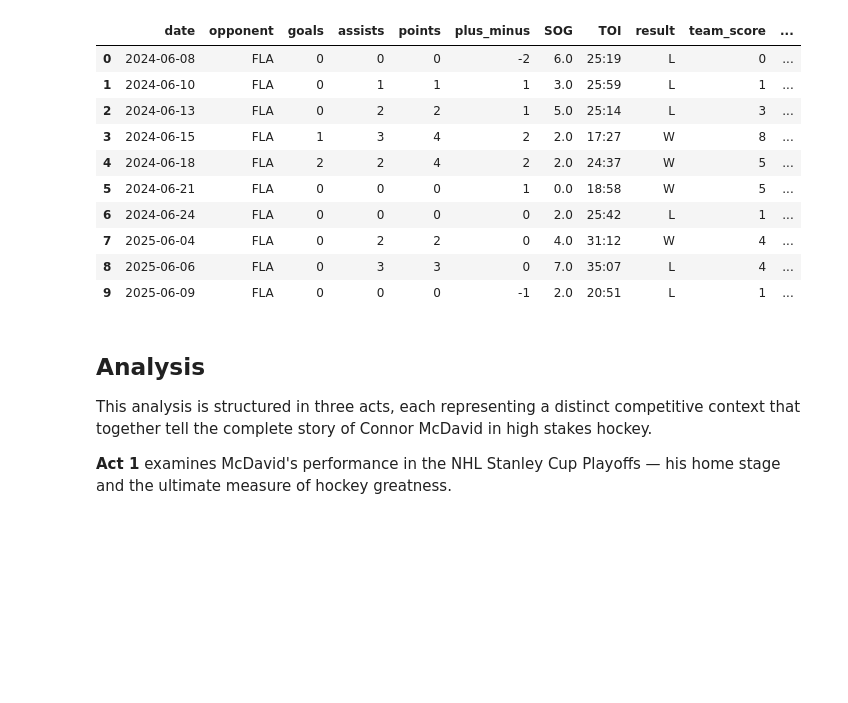
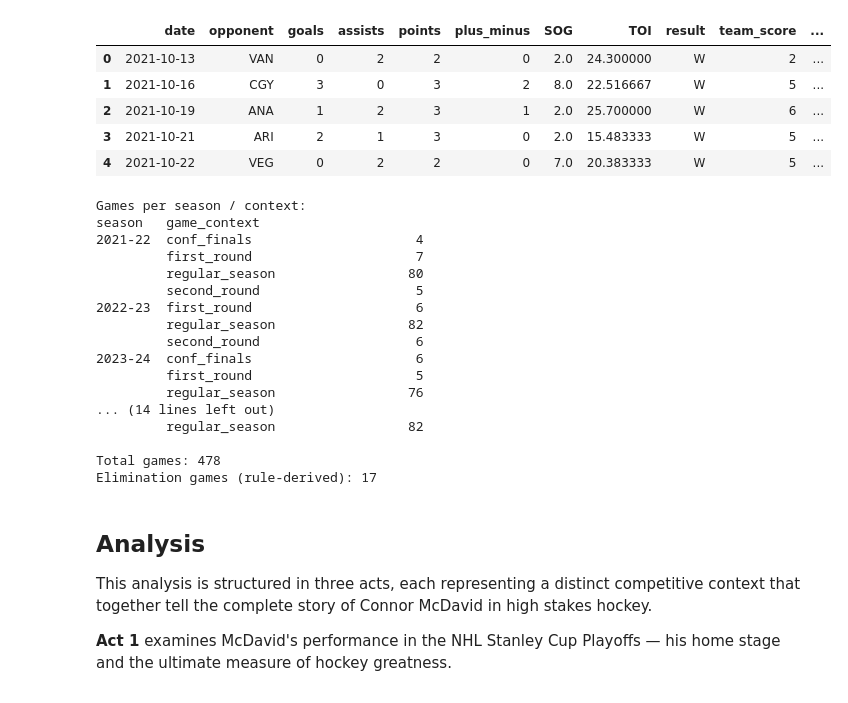
Before and after one commit to KylanHuynh7/Variance97, a Jupyter notebook: notebooks/01_data_loading_and_exploration.ipynb, the cells around one changed output. Saved outputs shown, nothing was run; the diff lists cells and outputs as text; code cells hidden in the pictures; blank space fills up the shorter version.

Commit message:
modified eda notebook

```diff
--- a/notebooks/01_data_loading_and_exploration.ipynb
+++ b/notebooks/01_data_loading_and_exploration.ipynb
@@ -34,29 +35,43 @@ import numpy as np
 import seaborn as sns
 import matplotlib.pyplot as plt
 # %%
-# Loading csv file into data frame
-mcdavid_df = pd.read_csv('../data/mcdavid_game_log.csv')
-mcdavid_df.head(10)
+# Load the cleaned + feature-enriched dataset.
+# Data prep (TOI parsing, is_elimination_game by rule, ML features) lives in
+# data/build/apply_features.py so the rule is in one auditable place. The notebook
+# consumes the prepped CSV; it does not modify it.
+mcdavid_df = pd.read_csv('../data/mcdavid_game_log_clean.csv')
+mcdavid_df['result'] = mcdavid_df['result'].str.strip()
+mcdavid_df['date'] = pd.to_datetime(mcdavid_df['date'])
+mcdavid_df['game_number'] = mcdavid_df['game_number'].astype('Int64')
+mcdavid_df.head()
 # %% [output]
 |  | date | opponent | goals | assists | points | plus_minus | SOG | TOI | result | team_score | ... |
-| 0 | 2024-06-08 | FLA | 0 | 0 | 0 | -2 | 6.0 | 25:19 | L | 0 | ... |
-| 1 | 2024-06-10 | FLA | 0 | 1 | 1 | 1 | 3.0 | 25:59 | L | 1 | ... |
-| 2 | 2024-06-13 | FLA | 0 | 2 | 2 | 1 | 5.0 | 25:14 | L | 3 | ... |
-| 3 | 2024-06-15 | FLA | 1 | 3 | 4 | 2 | 2.0 | 17:27 | W | 8 | ... |
-| 4 | 2024-06-18 | FLA | 2 | 2 | 4 | 2 | 2.0 | 24:37 | W | 5 | ... |
-| 5 | 2024-06-21 | FLA | 0 | 0 | 0 | 1 | 0.0 | 18:58 | W | 5 | ... |
-| 6 | 2024-06-24 | FLA | 0 | 0 | 0 | 0 | 2.0 | 25:42 | L | 1 | ... |
-| 7 | 2025-06-04 | FLA | 0 | 2 | 2 | 0 | 4.0 | 31:12 | W | 4 | ... |
-| 8 | 2025-06-06 | FLA | 0 | 3 | 3 | 0 | 7.0 | 35:07 | L | 4 | ... |
-| 9 | 2025-06-09 | FLA | 0 | 0 | 0 | -1 | 2.0 | 20:51 | L | 1 | ... |
+| 0 | 2021-10-13 | VAN | 0 | 2 | 2 | 0 | 2.0 | 24.300000 | W | 2 | ... |
+| 1 | 2021-10-16 | CGY | 3 | 0 | 3 | 2 | 8.0 | 22.516667 | W | 5 | ... |
+| 2 | 2021-10-19 | ANA | 1 | 2 | 3 | 1 | 2.0 | 25.700000 | W | 6 | ... |
+| 3 | 2021-10-21 | ARI | 2 | 1 | 3 | 0 | 2.0 | 15.483333 | W | 5 | ... |
+| 4 | 2021-10-22 | VEG | 0 | 2 | 2 | 0 | 7.0 | 20.383333 | W | 5 | ... |
 # %%
-# Convert date to datetime
-mcdavid_df['date'] = pd.to_datetime(mcdavid_df['date'])
-
-# Convert TOI from "MM:SS" string to float minutes
-mcdavid_df[['minutes_TOI', 'seconds_TOI']] = mcdavid_df['TOI'].str.split(':', expand= True)
-mcdavid_df['TOI'] = mcdavid_df['minutes_TOI'].astype(float) + (mcdavid_df['seconds_TOI'].astype(int) / 60)
-mcdavid_df = mcdavid_df.drop(columns=['minutes_TOI', 'seconds_TOI'])
-
-# Convert game_number from float64 to a nullable integer type
-mcdavid_df['game_number'] = mcdavid_df['game_number'].astype('Int64')
+# Quick coverage check.
+print("Games per season / context:")
+print(mcdavid_df.groupby(['season', 'game_context']).size().to_string())
+print(f"\nTotal games: {len(mcdavid_df)}")
+print(f"Elimination games (rule-derived): {mcdavid_df['is_elimination_game'].sum()}")
+# %% [output]
+Games per season / context:
+season   game_context
+2021-22  conf_finals                     4
+         first_round                     7
+         regular_season                 80
+         second_round                    5
+2022-23  first_round                     6
+         regular_season                 82
+         second_round                    6
+2023-24  conf_finals                     6
+         first_round                     5
+         regular_season                 76
+... (14 lines left out)
+         regular_season                 82
+
+Total games: 478
+Elimination games (rule-derived): 17
```
Also changed, not shown: parts of 22 cells of this notebook.
